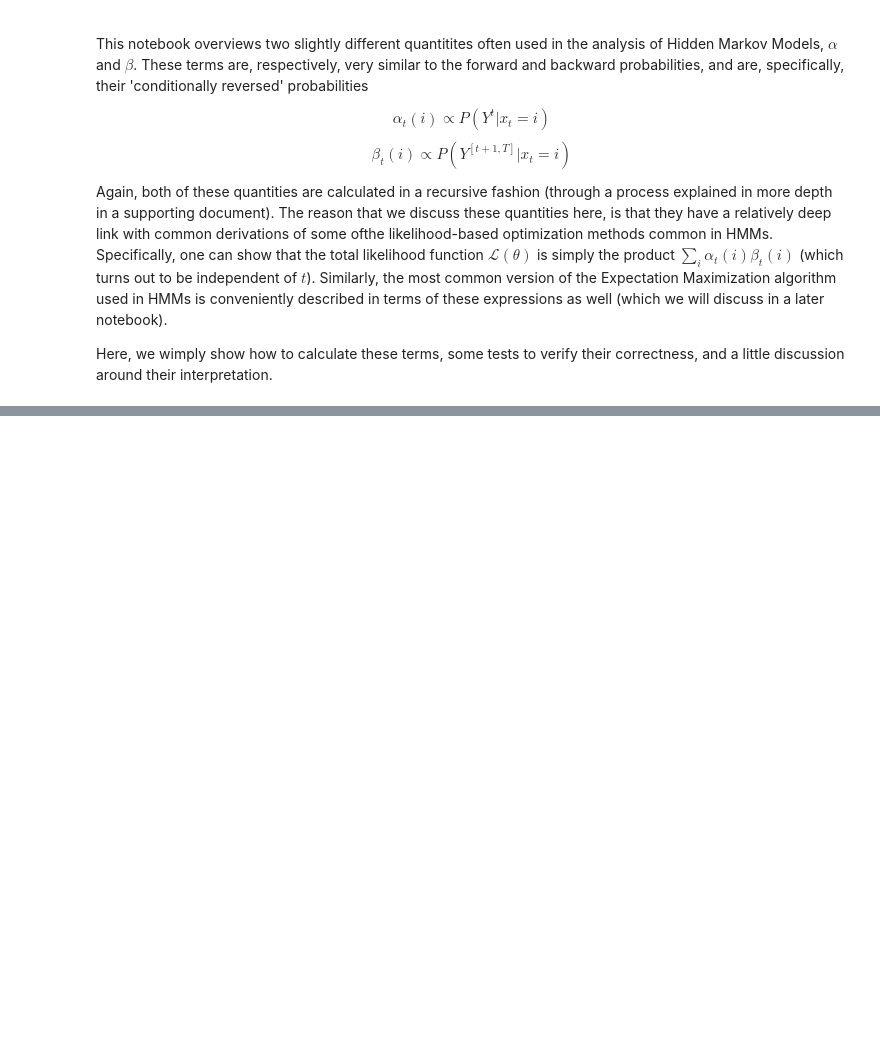
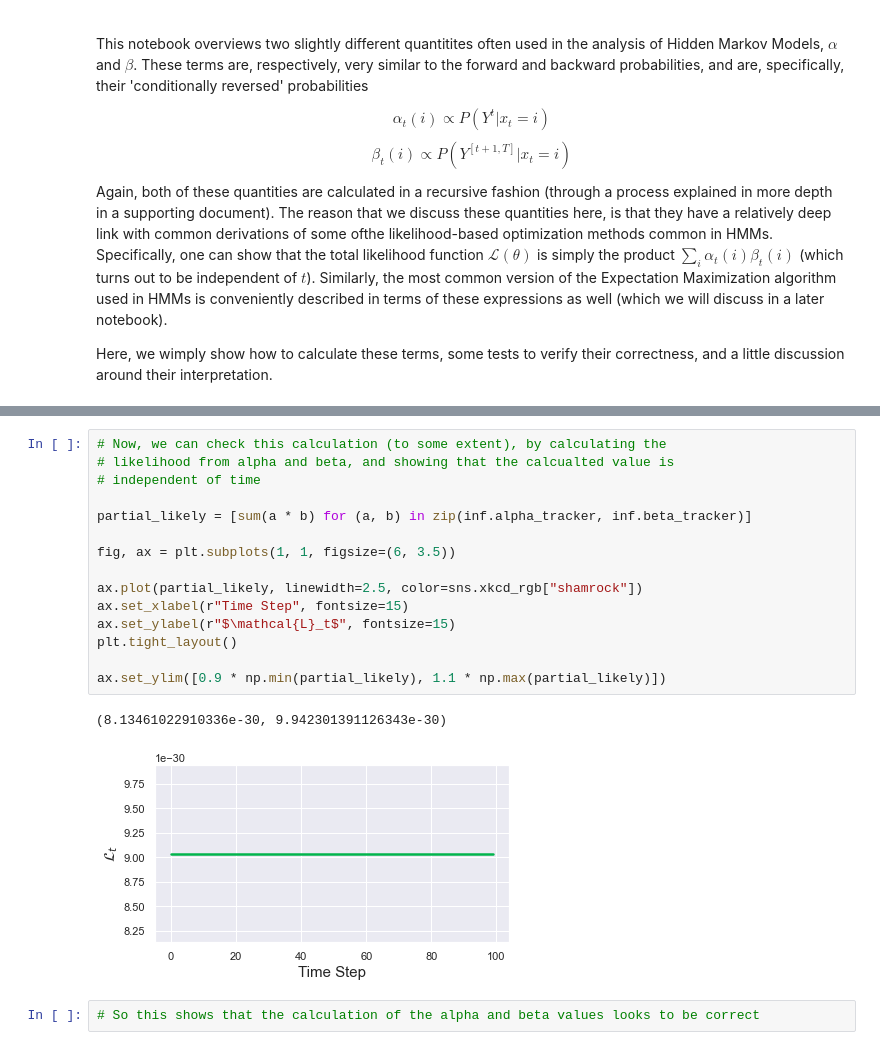
Before and after one commit to StevenJLarge/hmm, a Jupyter notebook: notebooks/tutorials/04-slarge-alpha-beta.ipynb, the cells around one changed output, grey strips where cells are left out. Drawn from its saved outputs; the diff is of its cells as text; blank space fills up the shorter version.

```diff
--- a/notebooks/tutorials/04-slarge-alpha-beta.ipynb
+++ b/notebooks/tutorials/04-slarge-alpha-beta.ipynb
@@ -31,0 +67,20 @@ obs_ts = hmm.get_obs_ts()
+# %%
+# Now, we can check this calculation (to some extent), by calculating the
+# likelihood from alpha and beta, and showing that the calcualted value is
+# independent of time
+
+partial_likely = [sum(a * b) for (a, b) in zip(inf.alpha_tracker, inf.beta_tracker)]
+
+fig, ax = plt.subplots(1, 1, figsize=(6, 3.5))
+
+ax.plot(partial_likely, linewidth=2.5, color=sns.xkcd_rgb["shamrock"])
+ax.set_xlabel(r"Time Step", fontsize=15)
+ax.set_ylabel(r"$\mathcal{L}_t$", fontsize=15)
+plt.tight_layout()
+
+ax.set_ylim([0.9 * np.min(partial_likely), 1.1 * np.max(partial_likely)])
+# %% [output]
+(8.13461022910336e-30, 9.942301391126343e-30)
+[figure, added]
+# %%
+# So this shows that the calculation of the alpha and beta values looks to be correct
```
Also changed, not shown: parts of 4 cells of this notebook.
